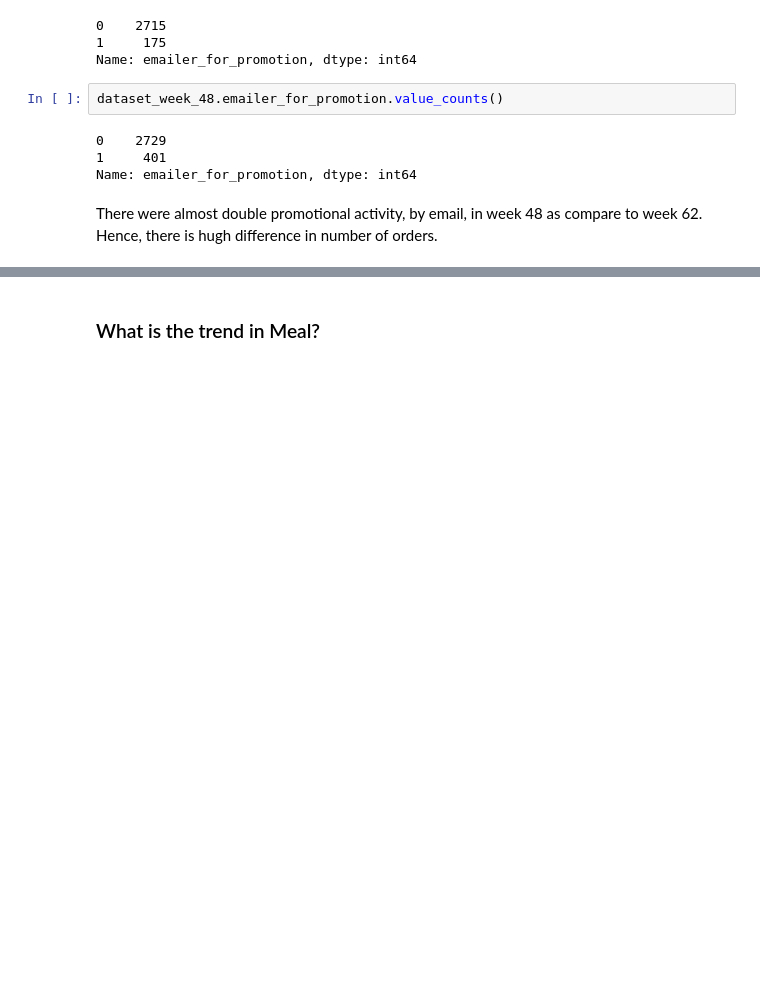
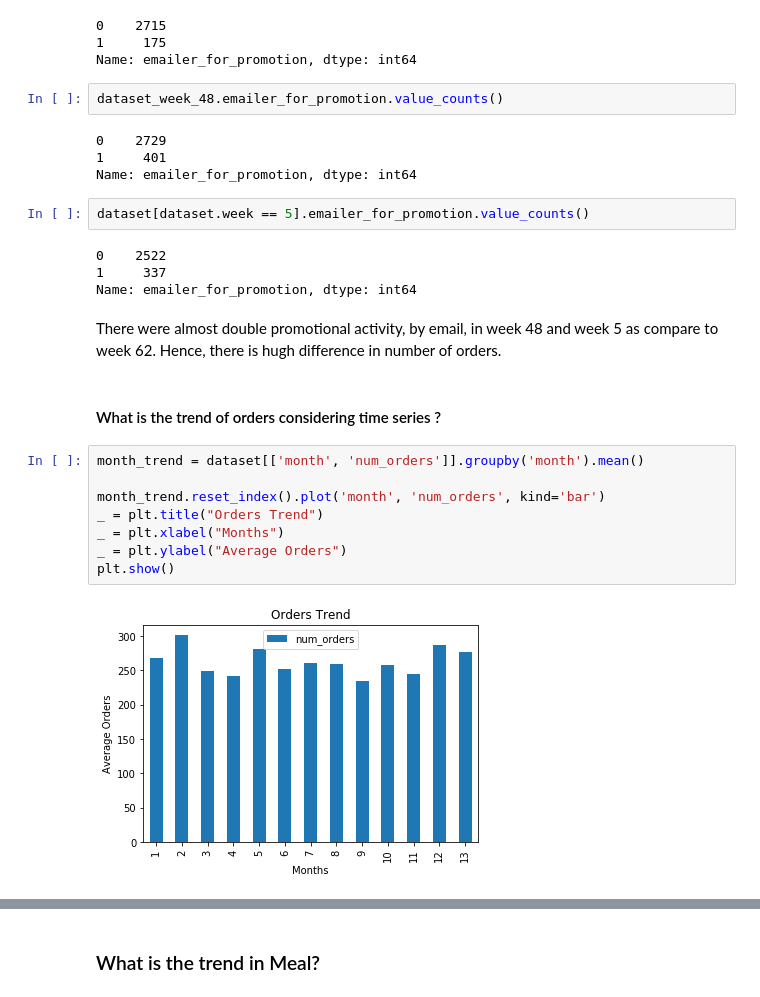
Before and after one commit to monilgudhka/food_demand_forecasting, a Jupyter notebook: data_analysis/story_telling.ipynb, the cells around one changed output, grey strips where cells are left out. Drawn from its saved outputs; the diff is of its cells as text; blank space fills up the shorter version.

Commit message:
story telling for time

```diff
--- a/data_analysis/story_telling.ipynb
+++ b/data_analysis/story_telling.ipynb
@@ -116,5 +86,23 @@ dataset_week_48.emailer_for_promotion.value_counts()
 0    2729
 1     401
 Name: emailer_for_promotion, dtype: int64
+# %%
+dataset[dataset.week == 5].emailer_for_promotion.value_counts()
+# %% [output]
+0    2522
+1     337
+Name: emailer_for_promotion, dtype: int64
 # %% [markdown]
-There were almost double promotional activity, by email, in week 48 as compare to week 62. Hence, there is hugh difference in number of orders.
+There were almost double promotional activity, by email, in week 48 and week 5 as compare to week 62. Hence, there is hugh difference in number of orders.
+# %% [markdown]
+#### What is the trend of orders considering time series ?
+# %%
+month_trend = dataset[['month', 'num_orders']].groupby('month').mean()
+
+month_trend.reset_index().plot('month', 'num_orders', kind='bar')
+_ = plt.title("Orders Trend")
+_ = plt.xlabel("Months")
+_ = plt.ylabel("Average Orders")
+plt.show()
+# %% [output]
+[figure, added]
```
Also changed, not shown: parts of 31 cells of this notebook.
